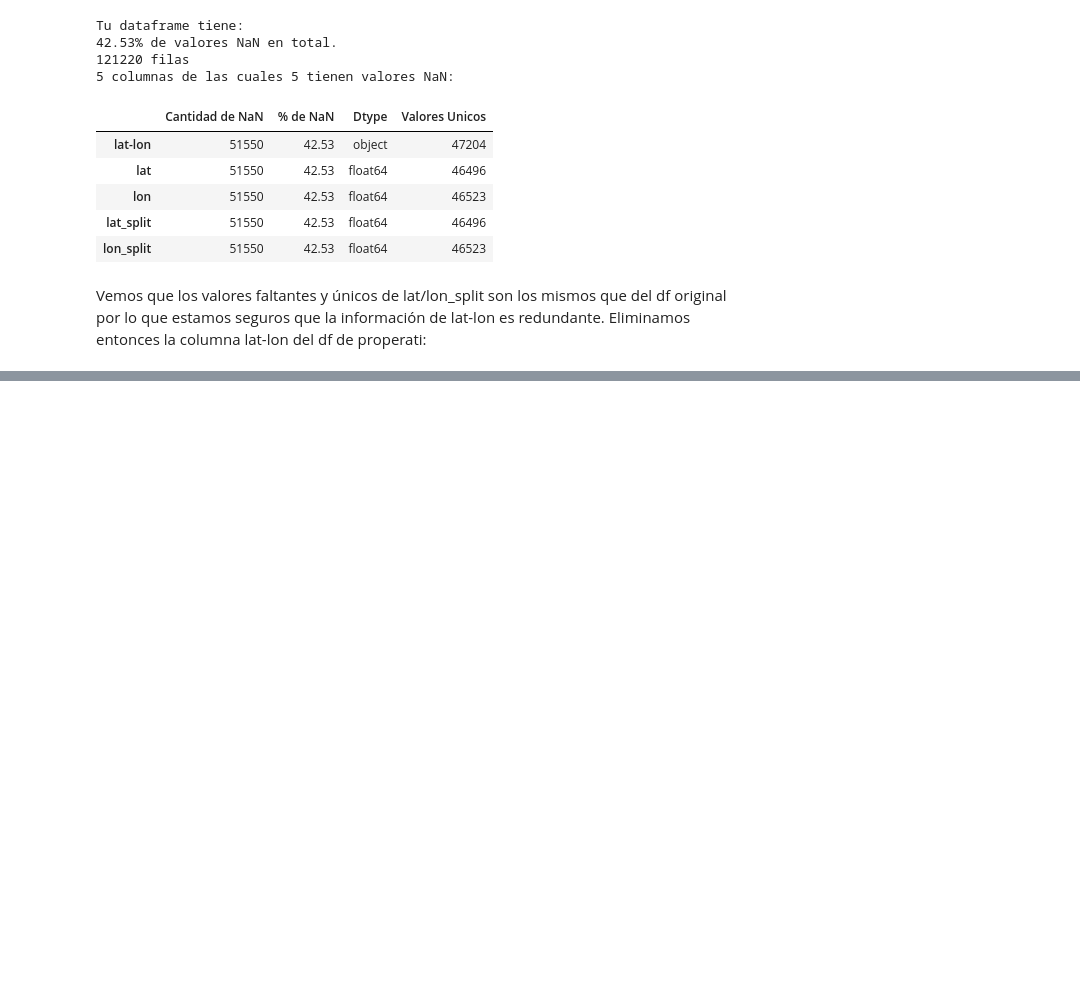
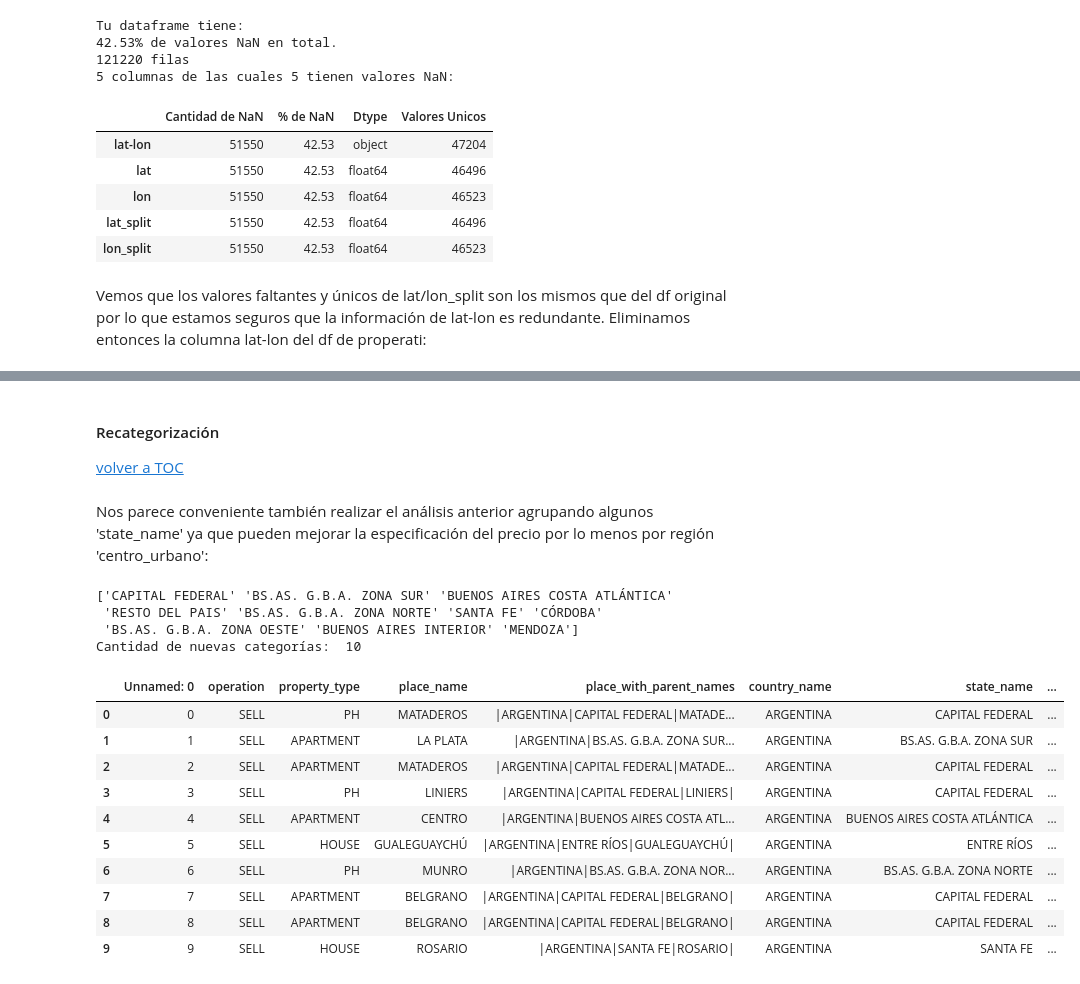
Before and after one commit to varelapablos/Desafio1-G3, a Jupyter notebook: Notebook_Alan.ipynb, the cells around one changed output, grey strips where cells are left out. Saved outputs shown, nothing was run; the diff lists cells and outputs as text; code cells hidden in the pictures; blank space fills up the shorter version.

```diff
--- a/Notebook_Alan.ipynb
+++ b/Notebook_Alan.ipynb
@@ -727,0 +1152,4 @@ Length: 98, dtype: float64
+# %%
+# Creamos columnas nuevas donde almacenamos los valores predecidos:
+data["price_usd_per_m2_prediction_median"] = data.groupby(['state_name','property_type'])['price_usd_per_m2'].transform('median')
+data["price_usd_per_m2_prediction_mean"] = data.groupby(['state_name','property_type'])['price_usd_per_m2'].transform('mean')
@@ -727,0 +1227,3 @@ Length: 98, dtype: float64
+# %%
+# Copiamos la columna original (luego completaremos sobre esta (los NaN) con la media)
+data['price_usd_per_m2_prediction'] = data['price_usd_per_m2']
@@ -727,0 +1320,47 @@ Length: 98, dtype: float64
+# %% [markdown]
+#### Recategorización
+[volver a TOC](#section_toc)
+# %% [markdown]
+Nos parece conveniente también realizar el análisis anterior agrupando algunos 'state_name' ya que pueden mejorar la especificación del precio por lo menos por región 'centro_urbano':
+# %%
+# Agrupamos por grandes centros urbanos
+dic_categorias_urbanas = {'CAPITAL FEDERAL':'CAPITAL FEDERAL', 'BS.AS. G.B.A. ZONA SUR':'BS.AS. G.B.A. ZONA SUR',
+                          'BUENOS AIRES COSTA ATLÁNTICA':'BUENOS AIRES COSTA ATLÁNTICA', 'BS.AS. G.B.A. ZONA NORTE':'BS.AS. G.B.A. ZONA NORTE',
+                          'SANTA FE':'SANTA FE', 'CÓRDOBA':'CÓRDOBA',
+                          'BS.AS. G.B.A. ZONA OESTE':'BS.AS. G.B.A. ZONA OESTE', 'BUENOS AIRES INTERIOR':'BUENOS AIRES INTERIOR',
+                          'MENDOZA':'MENDOZA','SANTA FE':'SANTA FE', 'CÓRDOBA':'CÓRDOBA',
+                          'ENTRE RÍOS':'RESTO DEL PAIS', 'MISIONES':'RESTO DEL PAIS',
+                          'SALTA':'RESTO DEL PAIS', 'NEUQUÉN':'RESTO DEL PAIS',
+                          'RÍO NEGRO':'RESTO DEL PAIS', 'SAN LUIS':'RESTO DEL PAIS',
+                          'CORRIENTES': 'RESTO DEL PAIS', 'CHUBUT': 'RESTO DEL PAIS',
+                          'TUCUMÁN':'RESTO DEL PAIS', 'LA PAMPA':'RESTO DEL PAIS',
+                          'CHACO':'RESTO DEL PAIS', 'SAN JUAN':'RESTO DEL PAIS',
+                          'SANTA CRUZ':'RESTO DEL PAIS', 'TIERRA DEL FUEGO':'RESTO DEL PAIS',
+                          'CATAMARCA':'RESTO DEL PAIS', 'SANTIAGO DEL ESTERO':'RESTO DEL PAIS',
+                          'JUJUY':'RESTO DEL PAIS','LA RIOJA':'RESTO DEL PAIS', 'FORMOSA':'RESTO DEL PAIS'}
+
+data_reemplazo = data.replace(dic_categorias_urbanas)
+
+print(data_reemplazo['state_name'].unique())
+print("Cantidad de nuevas categorías: ", data_reemplazo['state_name'].unique().size)
+# %% [output]
+['CAPITAL FEDERAL' 'BS.AS. G.B.A. ZONA SUR' 'BUENOS AIRES COSTA ATLÁNTICA'
+ 'RESTO DEL PAIS' 'BS.AS. G.B.A. ZONA NORTE' 'SANTA FE' 'CÓRDOBA'
+ 'BS.AS. G.B.A. ZONA OESTE' 'BUENOS AIRES INTERIOR' 'MENDOZA']
+Cantidad de nuevas categorías:  10
+# %%
+# Creamos nueva columna en el DF original donde incluimos los agrupamientos por centro urbano
+data['centro_urbano'] = data_reemplazo['state_name']
+data.head(10)
+# %% [output]
+|  | Unnamed: 0 | operation | property_type | place_name | place_with_parent_names | country_name | state_name | ... |
+| 0 | 0 | SELL | PH | MATADEROS | |ARGENTINA|CAPITAL FEDERAL|MATADE... | ARGENTINA | CAPITAL FEDERAL | ... |
+| 1 | 1 | SELL | APARTMENT | LA PLATA | |ARGENTINA|BS.AS. G.B.A. ZONA SUR... | ARGENTINA | BS.AS. G.B.A. ZONA SUR | ... |
+| 2 | 2 | SELL | APARTMENT | MATADEROS | |ARGENTINA|CAPITAL FEDERAL|MATADE... | ARGENTINA | CAPITAL FEDERAL | ... |
+| 3 | 3 | SELL | PH | LINIERS | |ARGENTINA|CAPITAL FEDERAL|LINIERS| | ARGENTINA | CAPITAL FEDERAL | ... |
+| 4 | 4 | SELL | APARTMENT | CENTRO | |ARGENTINA|BUENOS AIRES COSTA ATL... | ARGENTINA | BUENOS AIRES COSTA ATLÁNTICA | ... |
+| 5 | 5 | SELL | HOUSE | GUALEGUAYCHÚ | |ARGENTINA|ENTRE RÍOS|GUALEGUAYCHÚ| | ARGENTINA | ENTRE RÍOS | ... |
+| 6 | 6 | SELL | PH | MUNRO | |ARGENTINA|BS.AS. G.B.A. ZONA NOR... | ARGENTINA | BS.AS. G.B.A. ZONA NORTE | ... |
+| 7 | 7 | SELL | APARTMENT | BELGRANO | |ARGENTINA|CAPITAL FEDERAL|BELGRANO| | ARGENTINA | CAPITAL FEDERAL | ... |
+| 8 | 8 | SELL | APARTMENT | BELGRANO | |ARGENTINA|CAPITAL FEDERAL|BELGRANO| | ARGENTINA | CAPITAL FEDERAL | ... |
+| 9 | 9 | SELL | HOUSE | ROSARIO | |ARGENTINA|SANTA FE|ROSARIO| | ARGENTINA | SANTA FE | ... |
```
Also changed, not shown: parts of 112 cells of this notebook, 1 other file.
